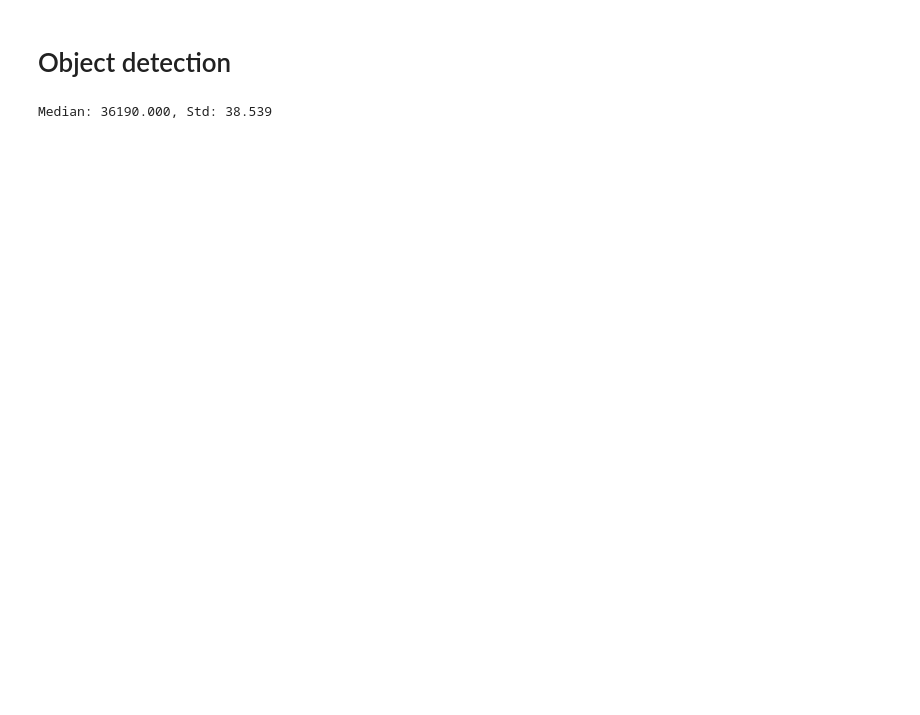
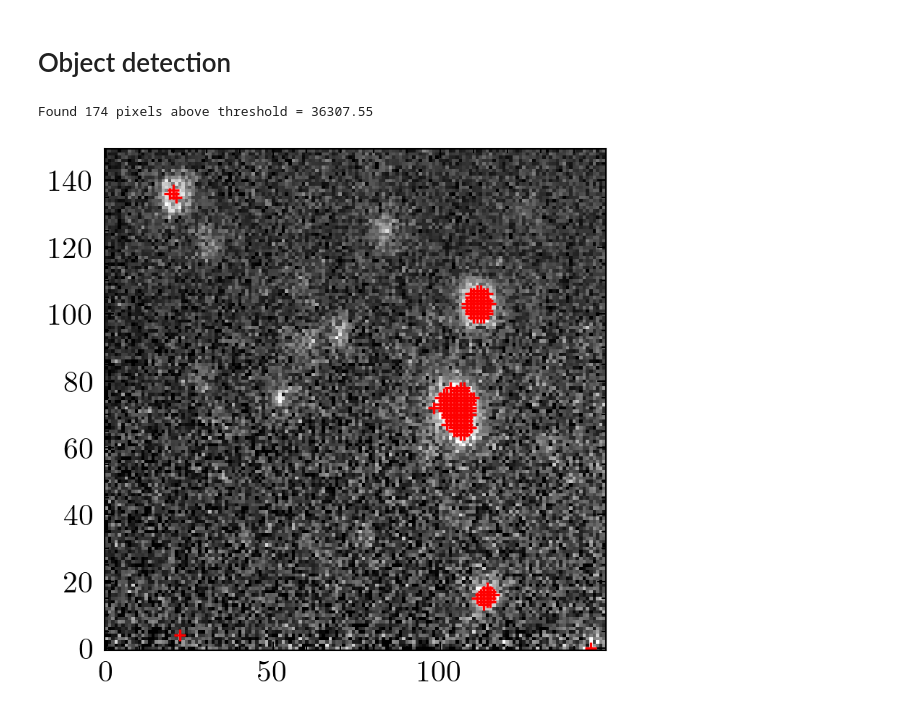
Before and after one commit to wnguyen1312/Astronomical-Image-Processing, a Jupyter notebook: visualization.ipynb, the cells around one changed output. Cells and saved outputs as stored; diff of their text form; code cells hidden in the pictures; blank space fills up the shorter version.

Commit message:
Source photometry via astropy
Test on small image 150x150

```diff
--- a/visualization.ipynb
+++ b/visualization.ipynb
@@ -278,68 +277,35 @@ plt.show()
 # %%
 # Let's look at 0 to 500 for x and 0 to 500 for y of the crop version
 # Loop to detect objects:
 # Keep finding the next brightest object until their count = background + threshold where threshold = 2 * std for now
 # Then we form circle of initial radius 6 pixel around that particular point. Then we keep going out in +2 pixel in radius until count ---> background level (median)
 
-small_image = crop[0:400, 0:400]
-small_mask = mask_bool[0:400, 0:400]
+small_image = crop[0:150, 0:150]
+small_mask = mask_bool[0:150, 0:150]
 
 from matplotlib.patches import Circle
 
 # --- Copy working image and mask ---
 img = small_image.copy()
 mask = small_mask.copy()
 
 # --- Compute background stats ---
 valid_pixels = img[mask]
 median_val = np.median(valid_pixels)
 std_val = np.std(valid_pixels)
-threshold = median_val + 2 * std_val
+threshold = median_val + 4*std_val
 
-print(f"Median: {median_val:.3f}, Std: {std_val:.3f}")
+# Find all pixels above threshold
+y_coords, x_coords = np.where((img > threshold) & mask)
+num_points = len(x_coords)
+print(f"Found {num_points} pixels above threshold = {threshold:.2f}")
 
-# --- Setup figure ---
-fig, ax = plt.subplots(dpi=300)
+# Plot image and mark all bright pixels
+fig, ax = plt.subplots(figsize=(3, 3), dpi=300)
 ax.imshow(img, cmap='gray', origin='lower',
-          vmin=np.percentile(valid_pixels, 5),
-          vmax=np.percentile(valid_pixels, 95))
-ax.set_title('Detection loop (expanding circles)')
-
-# --- Loop detection ---
-yy, xx = np.indices(img.shape)
-detected = 0
-
-while True:
-    # Find brightest unmasked pixel
-    masked_img = np.where(mask, img, -np.inf)
-    y_peak, x_peak = np.unravel_index(np.argmax(masked_img), img.shape)
-    peak_val = img[y_peak, x_peak]
-
-    if peak_val < threshold:
-        break  # stop when no bright pixels left
-
-    # Expand radius
-    radius = 6
-    while True:
-        circle_mask = (xx - x_peak)**2 + (yy - y_peak)**2 <= radius**2
-        local_vals = img[circle_mask & mask]
-        local_mean = np.mean(local_vals) if local_vals.size > 0 else 0
-        if local_mean <= median_val:
-            break
-        radius += 2
-
-    # Draw circle on plot
-    circ = Circle((x_peak, y_peak), radius, edgecolor='red',
-                  facecolor='none', lw=0.8)
-    ax.add_patch(circ)
-
-    # Mark area as used
-    mask[circle_mask] = False
-    detected += 1
-
-print(f"Detected {detected} bright regions.")
-
-plt.tight_layout()
+          vmin=np.percentile(img, 5), vmax=np.percentile(img, 99))
+ax.scatter(x_coords, y_coords, s=15, c='red', marker='+', linewidths=0.8)
 plt.show()
 # %% [output]
-Median: 36190.000, Std: 38.539
+Found 174 pixels above threshold = 36307.55
+[figure, added]
```
Also changed, not shown: parts of 4 cells of this notebook.
